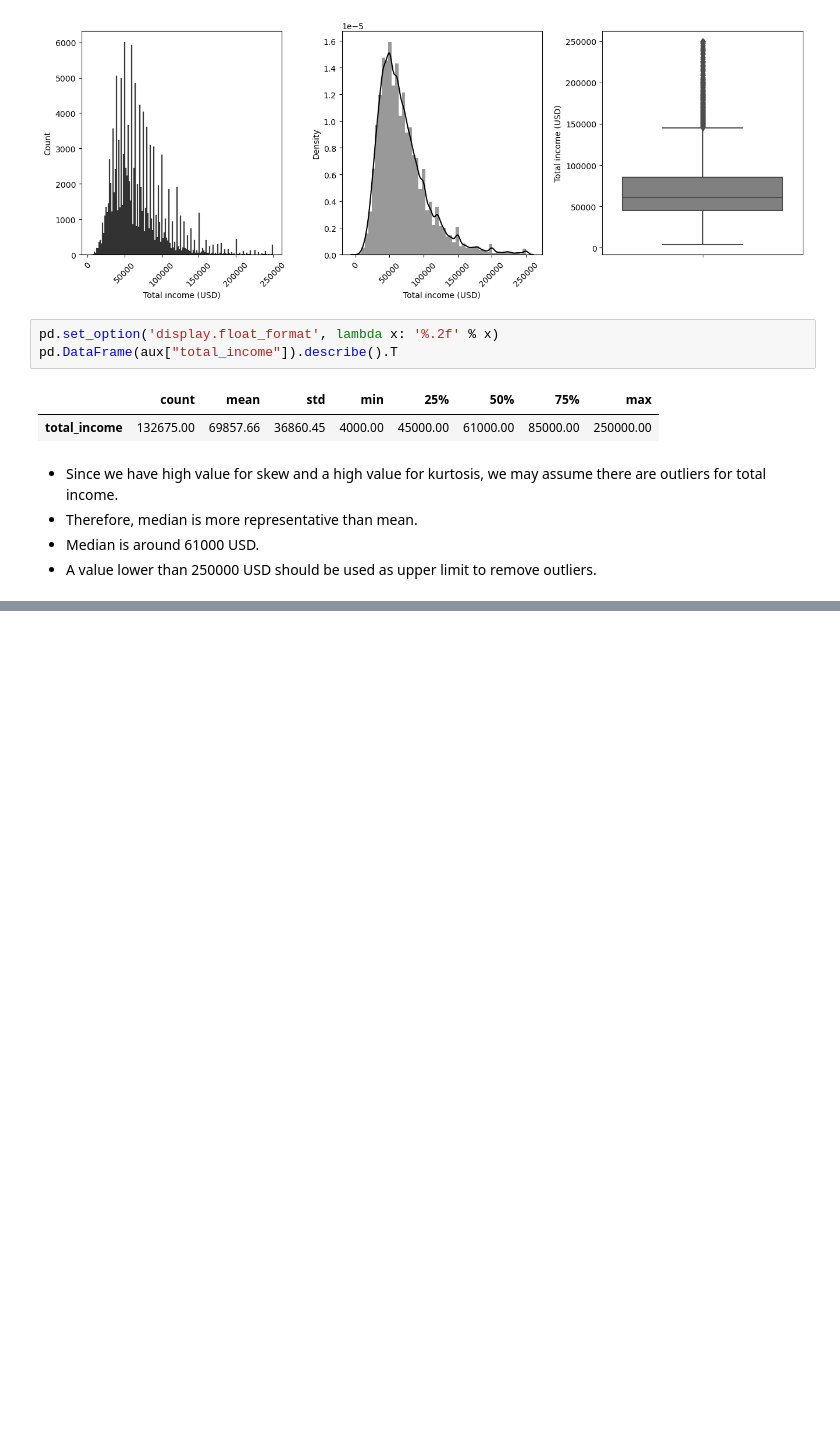
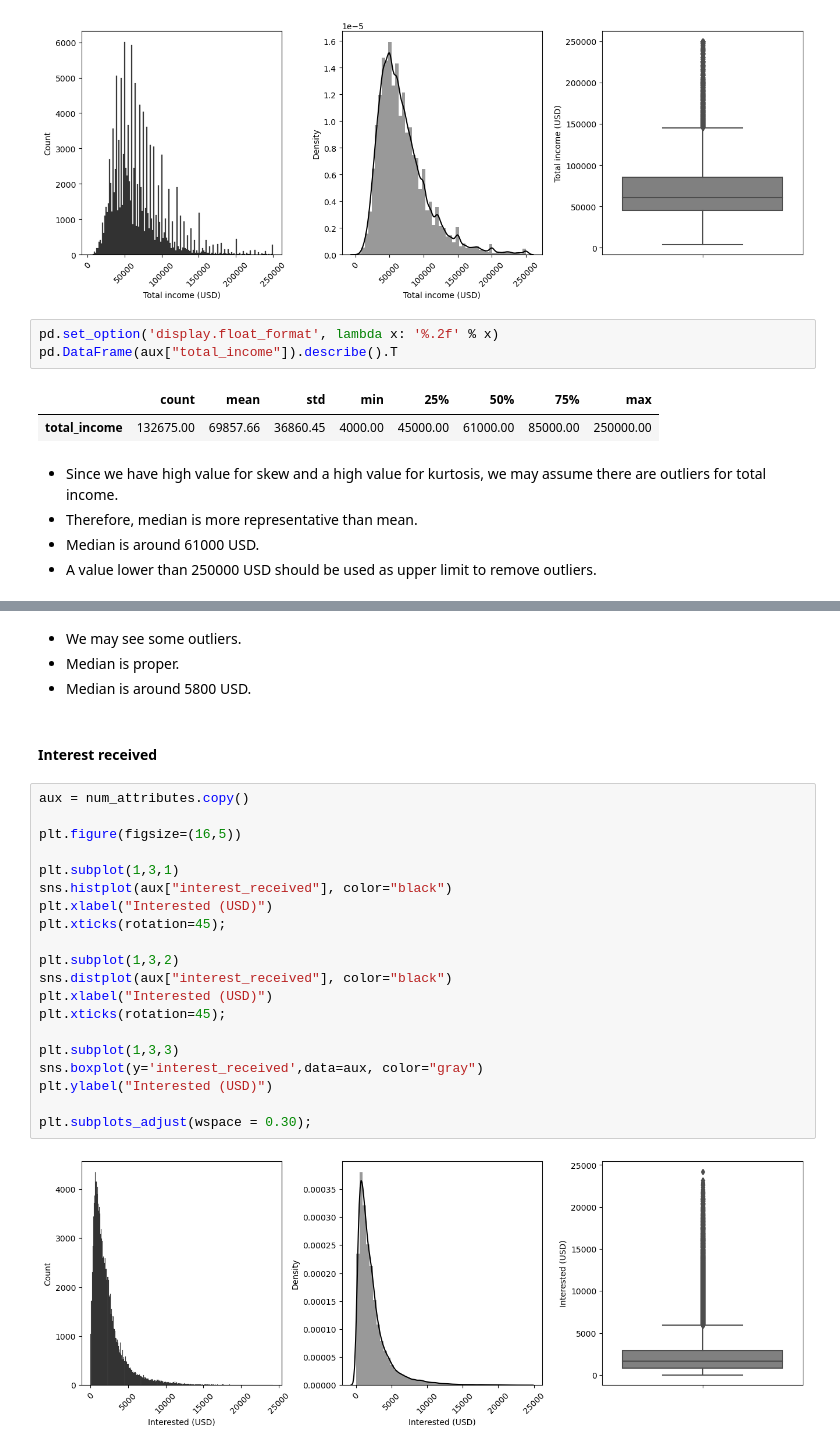
Before and after one commit to lucasquemelli/credit_default_risk_prediction, a Jupyter notebook: credit_risk_notebook.ipynb, the cells around one changed output, grey strips where cells are left out. Drawn from its saved outputs; the diff is of its cells as text; blank space fills up the shorter version.

```diff
--- a/credit_risk_notebook.ipynb
+++ b/credit_risk_notebook.ipynb
@@ -495,0 +602,28 @@ pd.DataFrame(aux["total_income"]).describe().T
+# %% [markdown]
+- We may see some outliers.
+- Median is proper.
+- Median is around 5800 USD.
+# %% [markdown]
+#### Interest received
+# %%
+aux = num_attributes.copy()
+
+plt.figure(figsize=(16,5))
+
+plt.subplot(1,3,1)
+sns.histplot(aux["interest_received"], color="black")
+plt.xlabel("Interested (USD)")
+plt.xticks(rotation=45);
+
+plt.subplot(1,3,2)
+sns.distplot(aux["interest_received"], color="black")
+plt.xlabel("Interested (USD)")
+plt.xticks(rotation=45);
+
+plt.subplot(1,3,3)
+sns.boxplot(y='interest_received',data=aux, color="gray")
+plt.ylabel("Interested (USD)")
+
+plt.subplots_adjust(wspace = 0.30);
+# %% [output]
+[figure, added]
```
Also changed, not shown: parts of 30 cells of this notebook.
